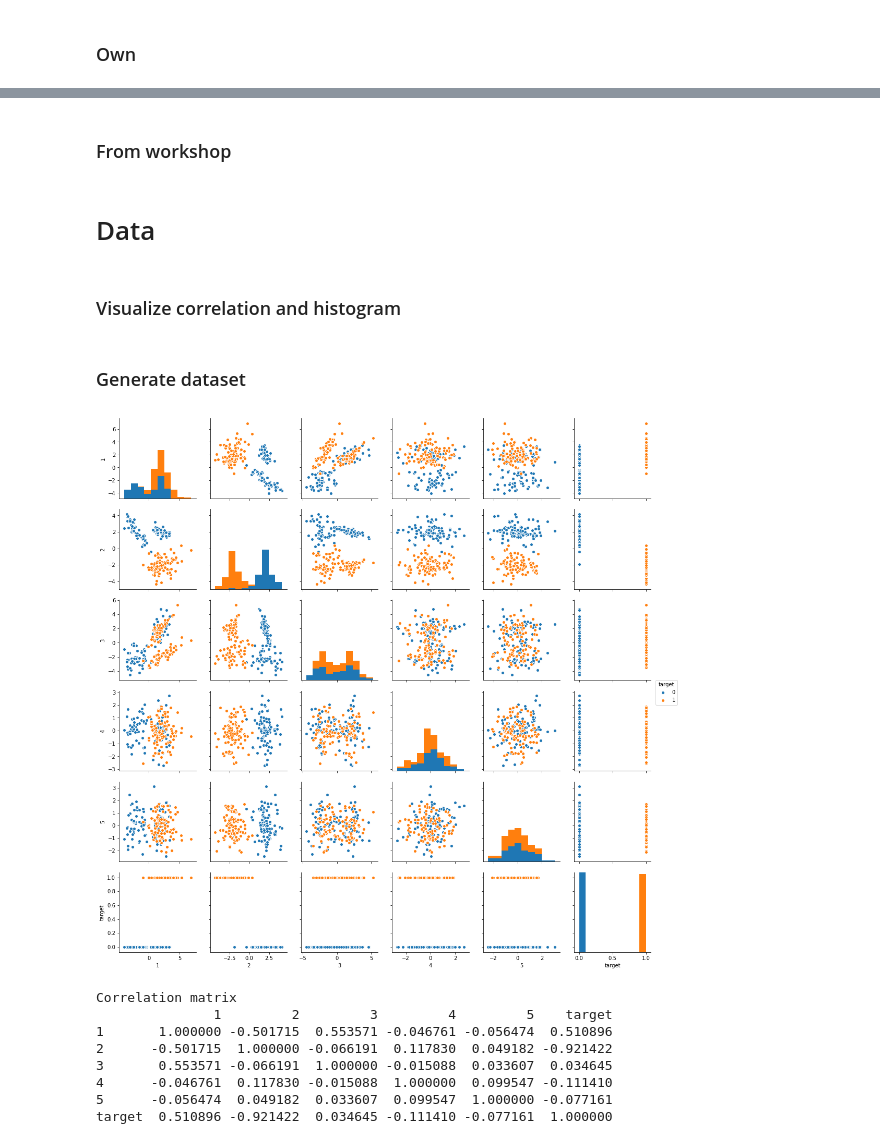
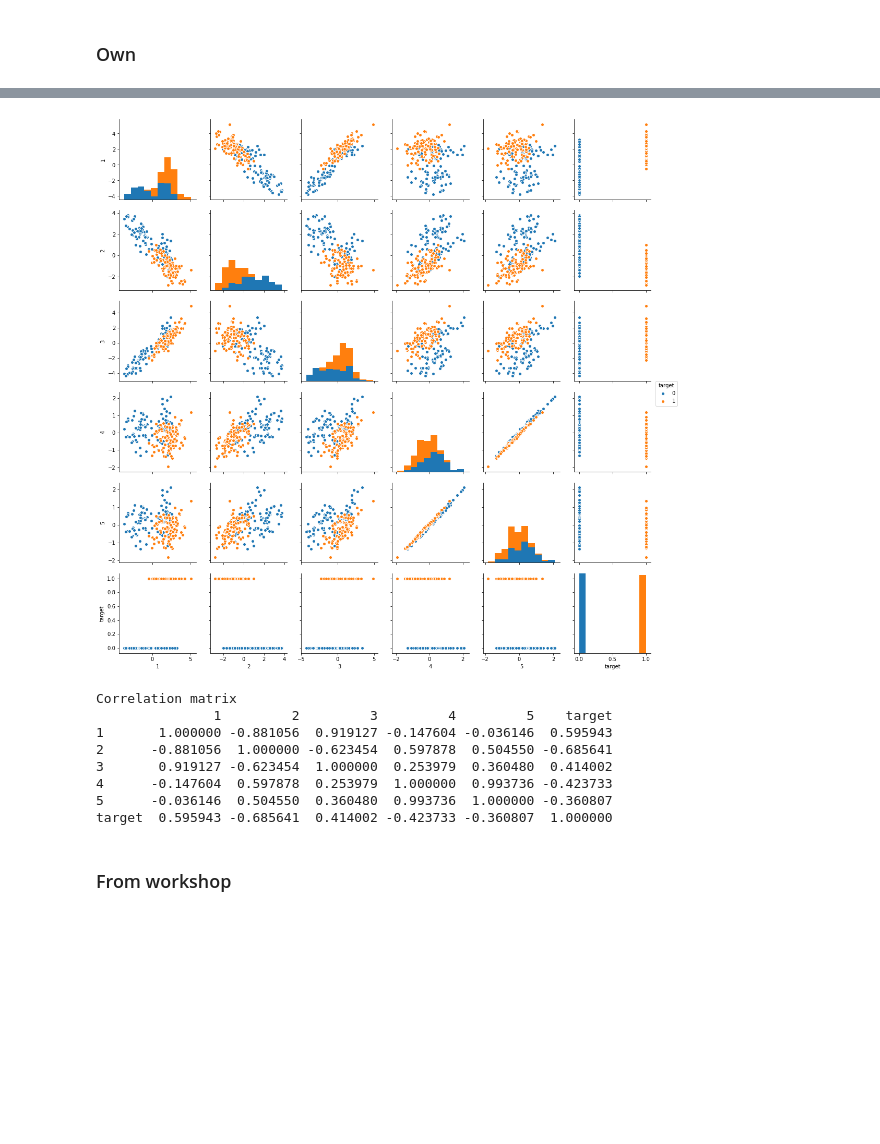
Before and after one commit to Antonyo314/dru-ML-algorithms, a Jupyter notebook: 7. PCA.ipynb, the cells around one changed output, grey strips where cells are left out. Saved outputs shown, nothing was run; the diff lists cells and outputs as text; code cells hidden in the pictures; blank space fills up the shorter version.

```diff
--- a/7. PCA.ipynb
+++ b/7. PCA.ipynb
@@ -30,2 +152,15 @@ def principal_compnent_analysis(X, new_dim=1):
+# %%
+restored_PCA_data = PCA_restore(PCA_data, evect_reduced, p1, p2)
+visualize_corr(restored_PCA_data, target)
+# %% [output]
+[figure, added]
+Correlation matrix
+               1         2         3         4         5    target
+1       1.000000 -0.881056  0.919127 -0.147604 -0.036146  0.595943
+2      -0.881056  1.000000 -0.623454  0.597878  0.504550 -0.685641
+3       0.919127 -0.623454  1.000000  0.253979  0.360480  0.414002
+4      -0.147604  0.597878  0.253979  1.000000  0.993736 -0.423733
+5      -0.036146  0.504550  0.360480  0.993736  1.000000 -0.360807
+target  0.595943 -0.685641  0.414002 -0.423733 -0.360807  1.000000
 # %% [markdown]
 ### From workshop
@@ -66,4 +166,0 @@ def restore(X_reduced, evect_reduced, norm_params):
-# %% [markdown]
-# Data
-# %% [markdown]
-### Visualize correlation and histogram
@@ -112,26 +166,0 @@ def denormalize(X, param1, param2, mean_std=True):
-# %% [markdown]
-### Generate dataset
-# %%
-from sklearn import datasets
-
-sample_size = 200
-data, target = datasets.make_classification(n_samples=sample_size, n_features=5,
-                                            n_informative=3, n_redundant=0,
-                                            n_repeated=0, n_classes=2,
-                                            weights=None, flip_y=0.01,
-                                            class_sep=2.0, hypercube=True,
-                                            shift=0.0, scale=1.0,
-                                            shuffle=True, random_state=1)
-#w = datasets.load_wine()
-#data, target = w.data, w.target
-visualize_corr(data, target)
-# %% [output]
-[figure, removed]
-Correlation matrix
-               1         2         3         4         5    target
-1       1.000000 -0.501715  0.553571 -0.046761 -0.056474  0.510896
-2      -0.501715  1.000000 -0.066191  0.117830  0.049182 -0.921422
-3       0.553571 -0.066191  1.000000 -0.015088  0.033607  0.034645
-4      -0.046761  0.117830 -0.015088  1.000000  0.099547 -0.111410
-5      -0.056474  0.049182  0.033607  0.099547  1.000000 -0.077161
-target  0.510896 -0.921422  0.034645 -0.111410 -0.077161  1.000000
```
Also changed, not shown: parts of 21 cells of this notebook.
